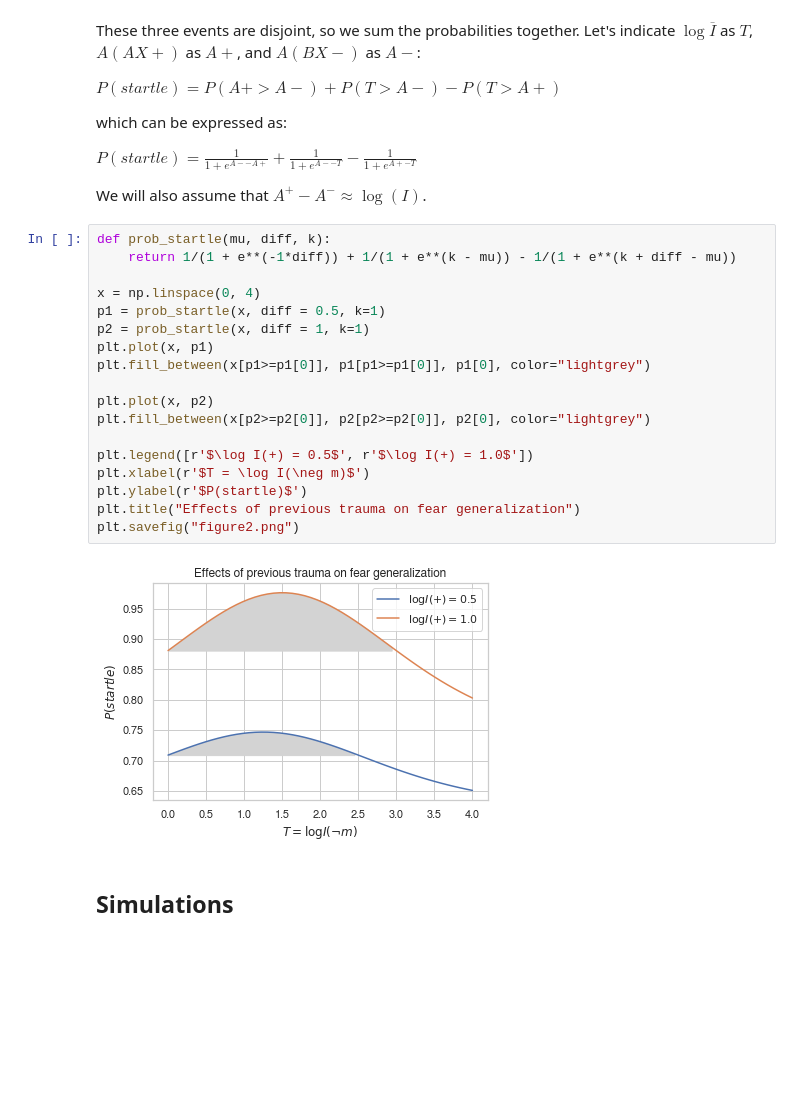
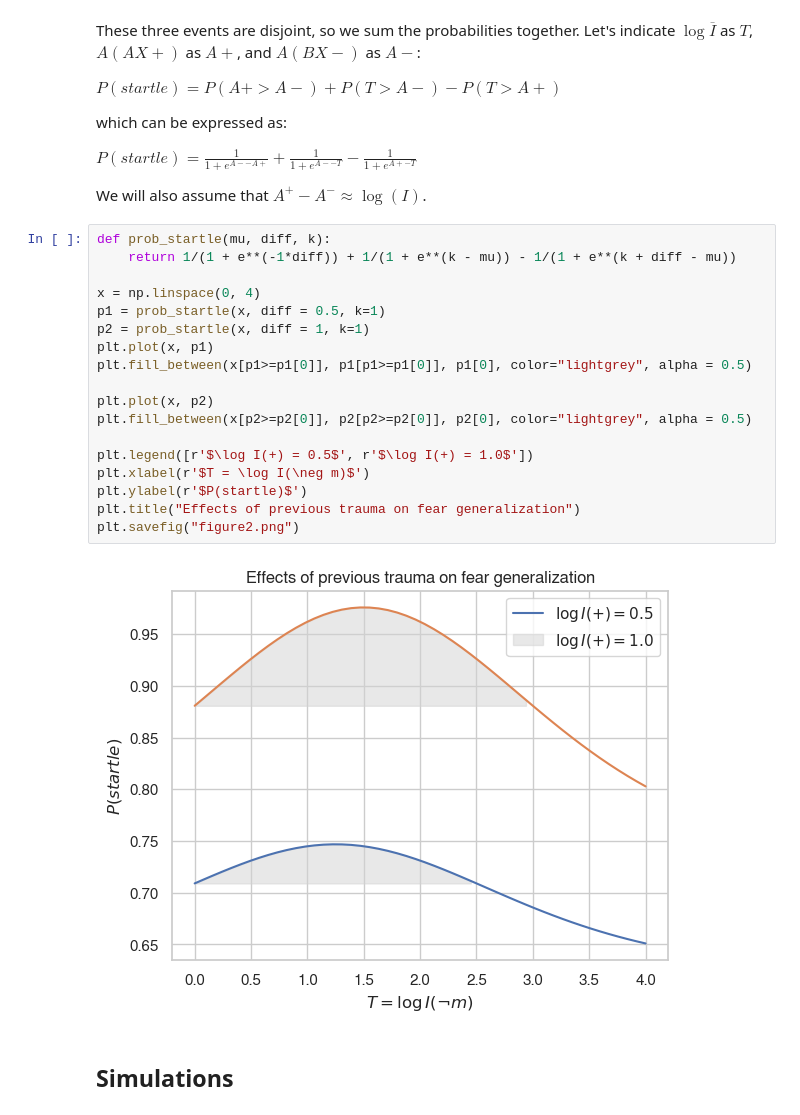
Before and after one commit to UWCCDL/PTSD, a Jupyter notebook: fear-generalization/fear.ipynb, the cells around one changed output. Saved outputs shown, nothing was run; the diff lists cells and outputs as text; blank space fills up the shorter version.

```diff
--- a/fear-generalization/fear.ipynb
+++ b/fear-generalization/fear.ipynb
@@ -100,23 +100,23 @@ We will also assume that $A^+ - A^- \approx \log(I)$.
 # %%
 def prob_startle(mu, diff, k):
     return 1/(1 + e**(-1*diff)) + 1/(1 + e**(k - mu)) - 1/(1 + e**(k + diff - mu))
 
 x = np.linspace(0, 4)
 p1 = prob_startle(x, diff = 0.5, k=1)
 p2 = prob_startle(x, diff = 1, k=1)
 plt.plot(x, p1)
-plt.fill_between(x[p1>=p1[0]], p1[p1>=p1[0]], p1[0], color="lightgrey")
+plt.fill_between(x[p1>=p1[0]], p1[p1>=p1[0]], p1[0], color="lightgrey", alpha = 0.5)
 
 plt.plot(x, p2)
-plt.fill_between(x[p2>=p2[0]], p2[p2>=p2[0]], p2[0], color="lightgrey")
+plt.fill_between(x[p2>=p2[0]], p2[p2>=p2[0]], p2[0], color="lightgrey", alpha = 0.5)
 
 plt.legend([r'$\log I(+) = 0.5$', r'$\log I(+) = 1.0$'])
 plt.xlabel(r'$T = \log I(\neg m)$')
 plt.ylabel(r'$P(startle)$')
 plt.title("Effects of previous trauma on fear generalization")
 plt.savefig("figure2.png")
 # %% [output]
-[figure, old version]
+[figure, new version]
 # %% [markdown]
 ## Simulations
 # %%
```
Also changed, not shown: parts of 6 cells of this notebook, 2 other files.
